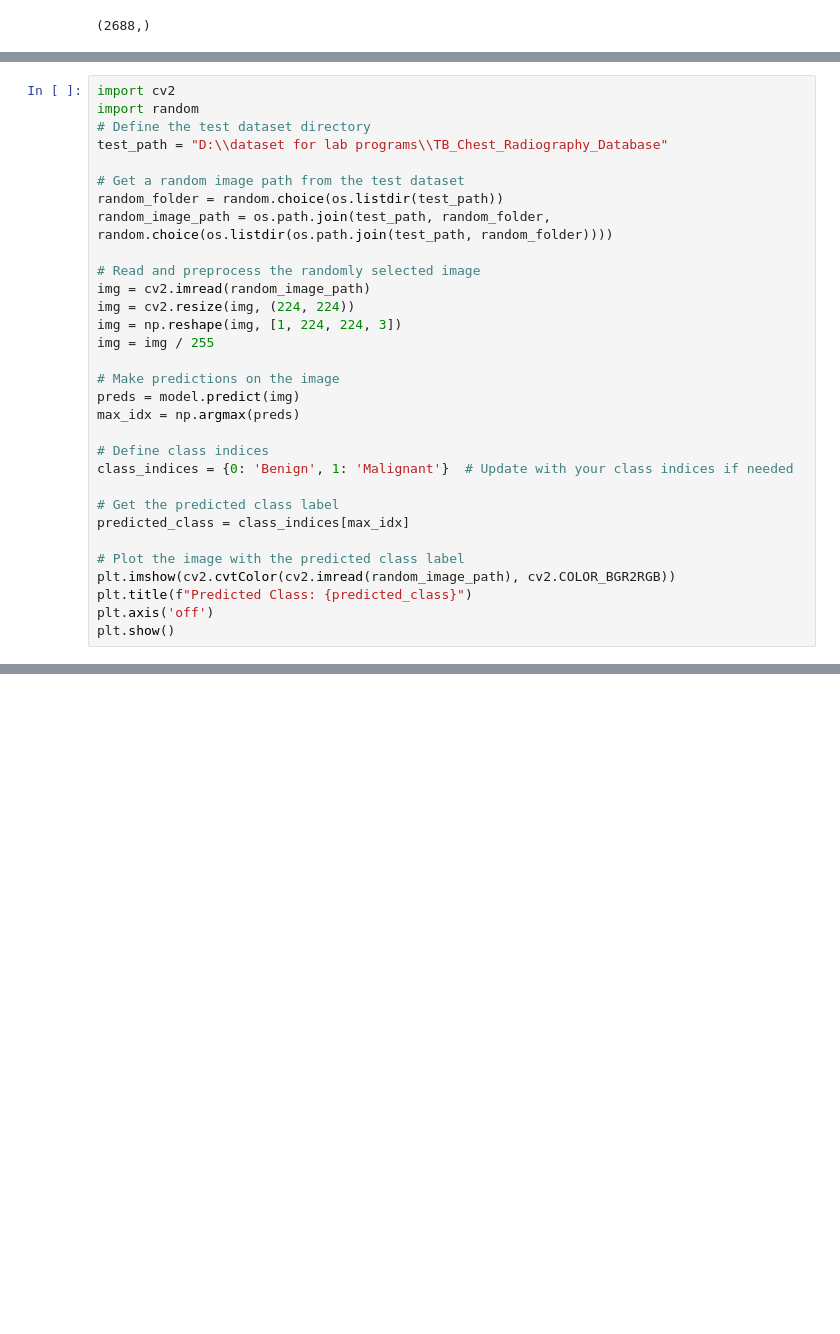
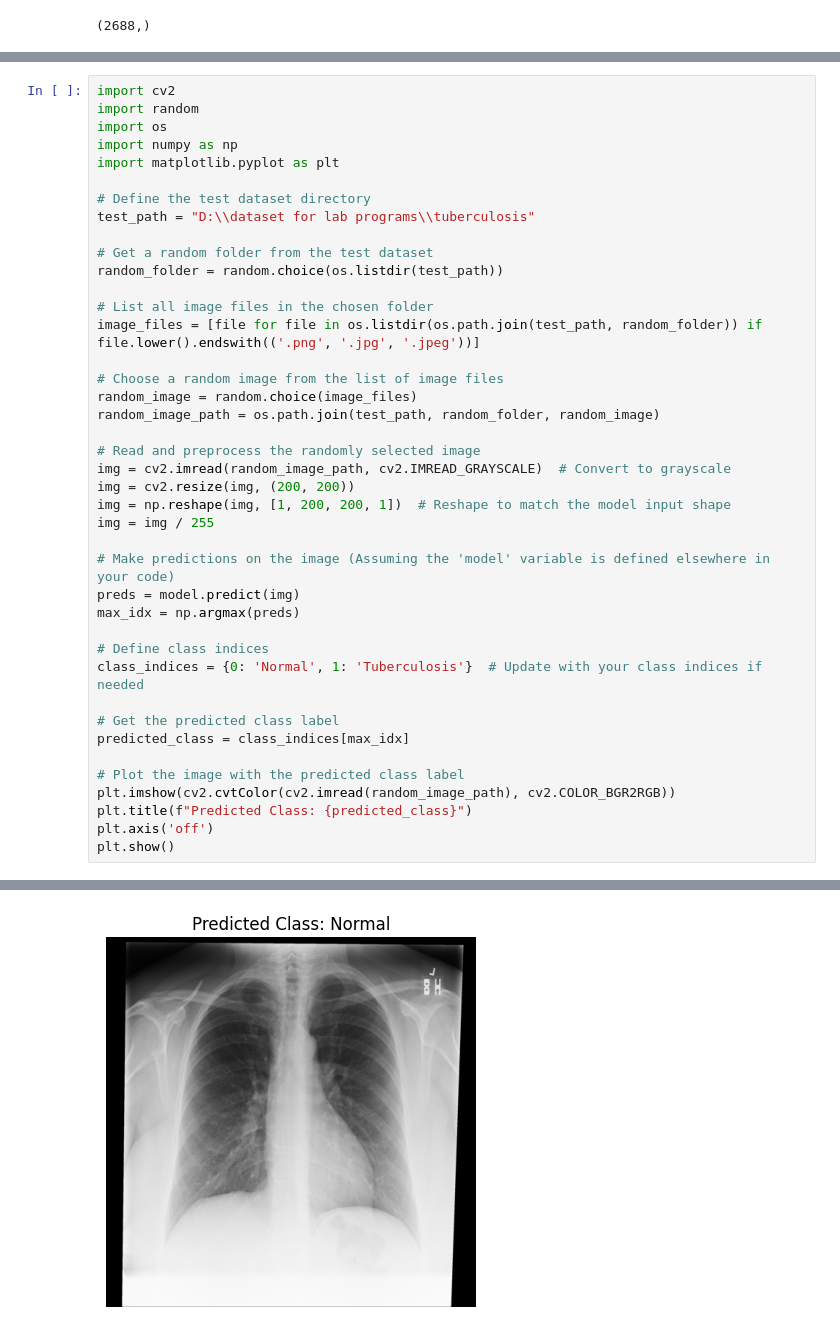
Before and after one commit to joshIsac/DeepLearningLab, a Jupyter notebook: 2348523_DL_lab-7.ipynb, the cells around one changed output, grey strips where cells are left out. Cells and saved outputs as stored; diff of their text form; blank space fills up the shorter version.

```diff
--- a/2348523_DL_lab-7.ipynb
+++ b/2348523_DL_lab-7.ipynb
@@ -180,25 +244,35 @@ plt.show()
 # %%
 import cv2
 import random
+import os
+import numpy as np
+import matplotlib.pyplot as plt
+
 # Define the test dataset directory
-test_path = "D:\\dataset for lab programs\\TB_Chest_Radiography_Database"
+test_path = "D:\\dataset for lab programs\\tuberculosis"
 
-# Get a random image path from the test dataset
+# Get a random folder from the test dataset
 random_folder = random.choice(os.listdir(test_path))
-random_image_path = os.path.join(test_path, random_folder, random.choice(os.listdir(os.path.join(test_path, random_folder))))
+
+# List all image files in the chosen folder
+image_files = [file for file in os.listdir(os.path.join(test_path, random_folder)) if file.lower().endswith(('.png', '.jpg', '.jpeg'))]
+
+# Choose a random image from the list of image files
+random_image = random.choice(image_files)
+random_image_path = os.path.join(test_path, random_folder, random_image)
 
 # Read and preprocess the randomly selected image
-img = cv2.imread(random_image_path)
-img = cv2.resize(img, (224, 224))
-img = np.reshape(img, [1, 224, 224, 3])
+img = cv2.imread(random_image_path, cv2.IMREAD_GRAYSCALE)  # Convert to grayscale
+img = cv2.resize(img, (200, 200))
+img = np.reshape(img, [1, 200, 200, 1])  # Reshape to match the model input shape
 img = img / 255
 
-# Make predictions on the image
+# Make predictions on the image (Assuming the 'model' variable is defined elsewhere in your code)
 preds = model.predict(img)
 max_idx = np.argmax(preds)
 
 # Define class indices
-class_indices = {0: 'Benign', 1: 'Malignant'}  # Update with your class indices if needed
+class_indices = {0: 'Normal', 1: 'Tuberculosis'}  # Update with your class indices if needed
 
 # Get the predicted class label
 predicted_class = class_indices[max_idx]
@@ -215,0 +287 @@ Input 0 of layer "conv2d_6" is incompatible with the layer: expected axis -1 of
+[figure, added]
```
Also changed, not shown: parts of 16 cells of this notebook, 2 other files.
